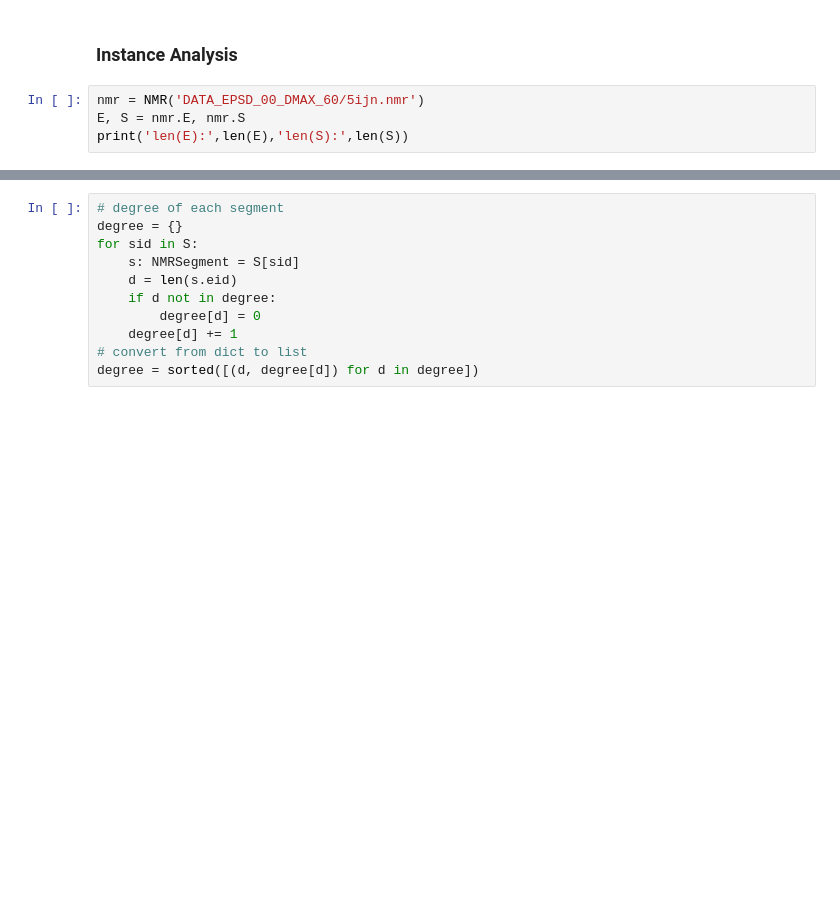
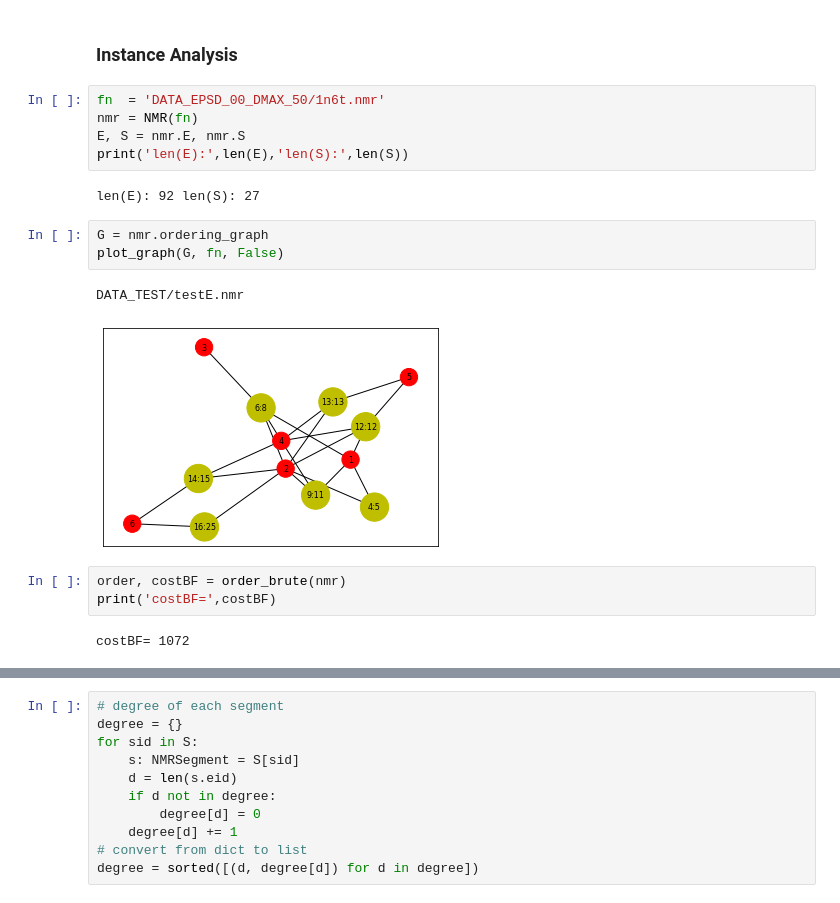
Before and after one commit to michaelsouza/bb-sbbu, a Jupyter notebook: report.ipynb, the cells around one changed output, grey strips where cells are left out. Cells and saved outputs as stored; diff of their text form; blank space fills up the shorter version.

```diff
--- a/report.ipynb
+++ b/report.ipynb
@@ -89,6 +88,20 @@ df60 = df[df['dmax']==60]
 # %% [markdown]
 ### Instance Analysis
 # %%
-nmr = NMR('DATA_EPSD_00_DMAX_60/5ijn.nmr')
+fn  = 'DATA_EPSD_00_DMAX_50/1n6t.nmr'
+nmr = NMR(fn)
 E, S = nmr.E, nmr.S
 print('len(E):',len(E),'len(S):',len(S))
+# %% [output]
+len(E): 92 len(S): 27
+# %%
+G = nmr.ordering_graph
+plot_graph(G, fn, False)
+# %% [output]
+DATA_TEST/testE.nmr
+[figure, added]
+# %%
+order, costBF = order_brute(nmr)
+print('costBF=',costBF)
+# %% [output]
+costBF= 1072
```
Also changed, not shown: parts of 5 cells of this notebook, 5 other files.
